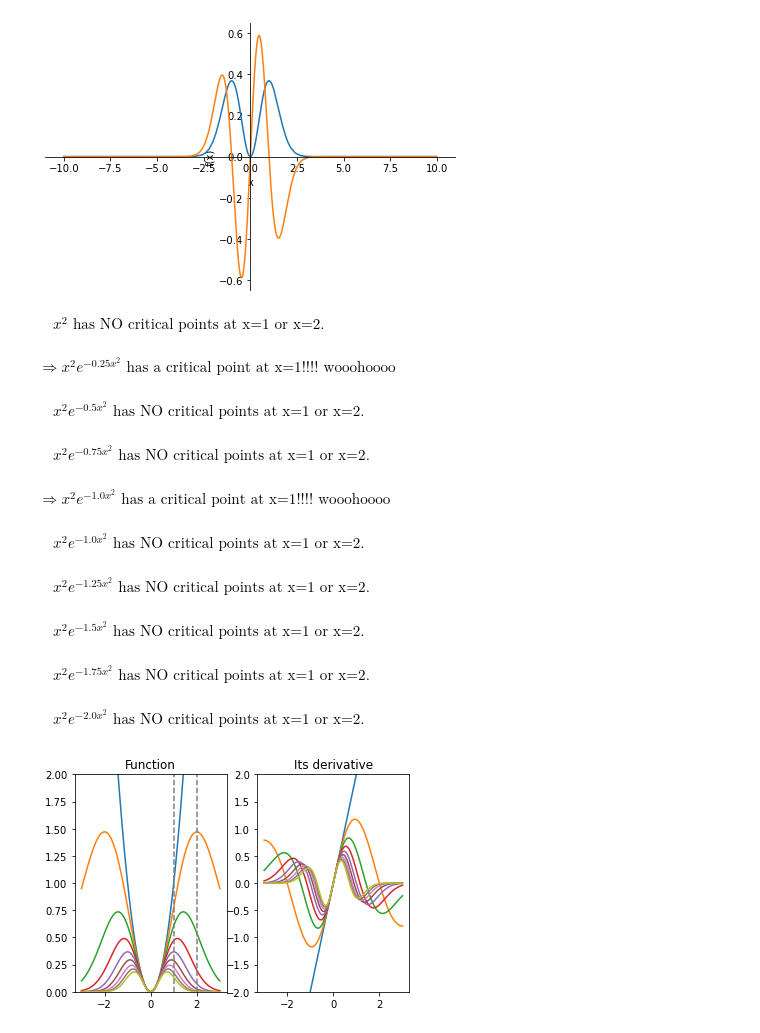
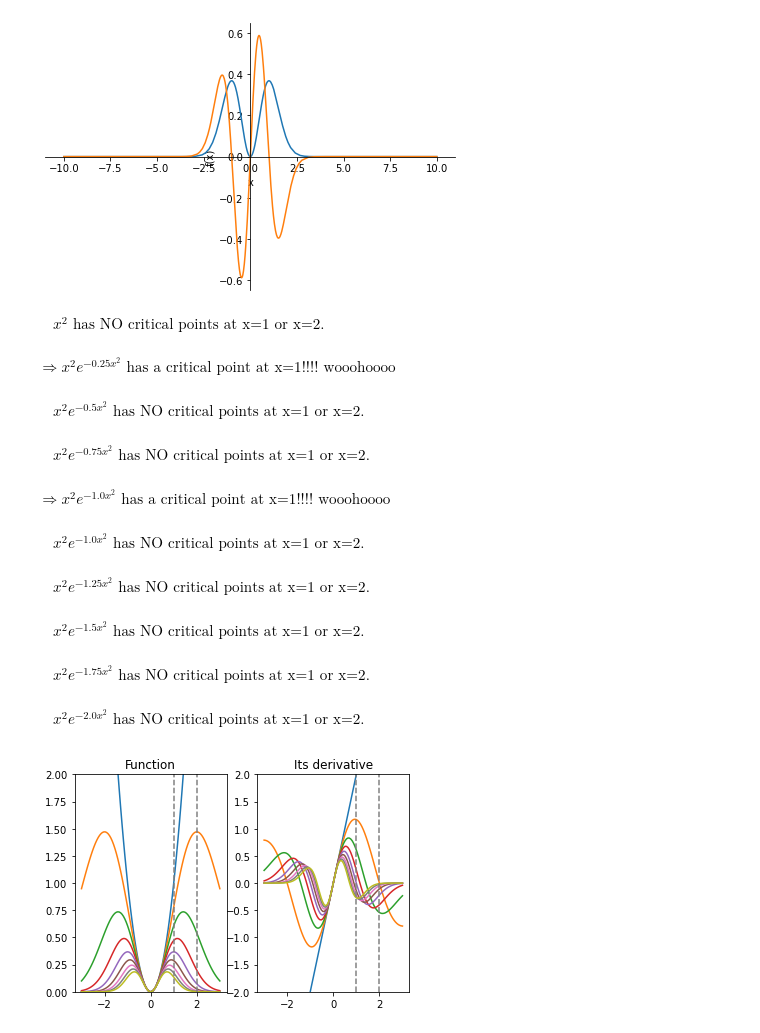
Before and after one commit to danireysan/pymath, a Jupyter notebook: Calculus/Critical points of a function.ipynb, the cells around one changed output. Cells and saved outputs as stored; diff of their text form; code cells hidden in the pictures.

```diff
--- a/Calculus/Critical points of a function.ipynb
+++ b/Calculus/Critical points of a function.ipynb
@@ -76,31 +76,33 @@ for ai in arange:
     if 1 in critpoints:
         display(Math('\\Rightarrow %s \\text{ has a critical point at x=1!!!! wooohoooo}' %sym.latex(fx)))
     if 2 in critpoints:
         display(Math('\\Rightarrow %s \\text{ has a critical point at x=1!!!! wooohoooo}' %sym.latex(fx)))
 
     else:
         display(Math('\\quad %s \\text{ has NO critical points at x=1 or x=2.}' %sym.latex(fx)))
 
 
 ax[0].set_ylim([0,2])
 ax[0].set_title('Function')
 ax[0].plot([1,1], [0,2], '--', color= "gray")
 ax[0].plot([2,2], [0,2], '--', color= "gray")
 
 ax[1].set_ylim([-2,2])
 ax[1].set_title("Its derivative")
+ax[1].plot([1,1], [-2,2], '--', color= "gray")
+ax[1].plot([2,2], [-2,2], '--', color= "gray")
 
 
 plt.show()
 # %% [output]
 $\displaystyle \quad x^{2} \text{ has NO critical points at x=1 or x=2.}$
 $\displaystyle \Rightarrow x^{2} e^{- 0.25 x^{2}} \text{ has a critical point at x=1!!!! wooohoooo}$
 $\displaystyle \quad x^{2} e^{- 0.5 x^{2}} \text{ has NO critical points at x=1 or x=2.}$
 $\displaystyle \quad x^{2} e^{- 0.75 x^{2}} \text{ has NO critical points at x=1 or x=2.}$
 $\displaystyle \Rightarrow x^{2} e^{- 1.0 x^{2}} \text{ has a critical point at x=1!!!! wooohoooo}$
 $\displaystyle \quad x^{2} e^{- 1.0 x^{2}} \text{ has NO critical points at x=1 or x=2.}$
 $\displaystyle \quad x^{2} e^{- 1.25 x^{2}} \text{ has NO critical points at x=1 or x=2.}$
 $\displaystyle \quad x^{2} e^{- 1.5 x^{2}} \text{ has NO critical points at x=1 or x=2.}$
 $\displaystyle \quad x^{2} e^{- 1.75 x^{2}} \text{ has NO critical points at x=1 or x=2.}$
 $\displaystyle \quad x^{2} e^{- 2.0 x^{2}} \text{ has NO critical points at x=1 or x=2.}$
-[figure, old version]
+[figure, new version]
```
